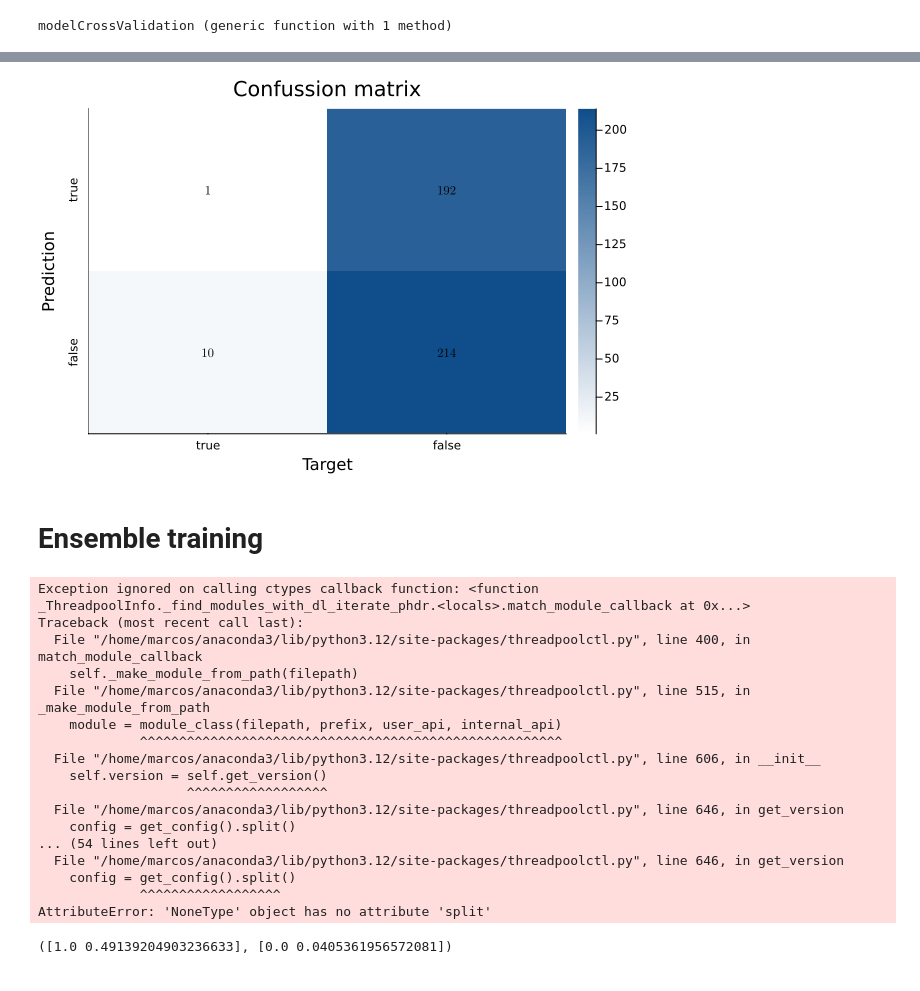
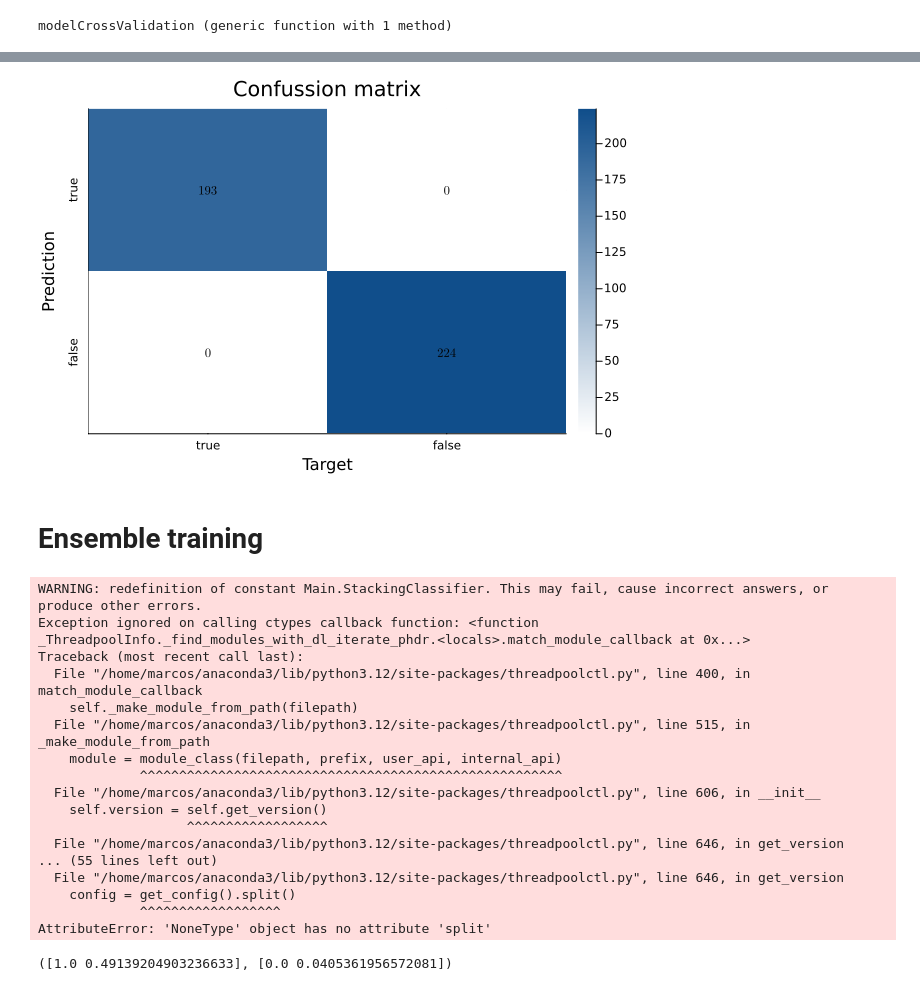
Before and after one commit to blasaraujo14/projectA_ML1, a Jupyter notebook: projectA.ipynb, the cells around one changed output, grey strips where cells are left out. Saved outputs shown, nothing was run; the diff lists cells and outputs as text; code cells hidden in the pictures.

```diff
--- a/projectA.ipynb
+++ b/projectA.ipynb
@@ -61,7 +61,7 @@ KNeighborsClassifier = sklearn.KNeighborsClassifier
 Random.seed!(10)
 
 
-function fitByType(modelType::Symbol, modelHyperparameters::Dict,
+function fitScikitModel(modelType::Symbol, modelHyperparameters::Dict,
                         (inputsTrain, targetsTrain)::Tuple{AbstractArray{<:Real,2}, AbstractArray{<:Any,1}})
 
     if modelType == :SVM
@@ -91,6 +91,7 @@ function fitAndConfusion(modelType::Symbol, modelHyperparameters::Dict,
                         classes::AbstractArray{<:Any,1})
 
     if modelType == :ANN
+
         targetsTrain = oneHotEncoding(targetsTrain, classes)
         targetsVal = oneHotEncoding(targetsVal, classes)
         targetsTest = oneHotEncoding(targetsTest, classes)
@@ -104,7 +105,7 @@ function fitAndConfusion(modelType::Symbol, modelHyperparameters::Dict,
 
         outputsTest = ann(inputsTest')';
     else
-        model = fitByType(modelType, modelHyperparameters, (inputsTrain, targetsTrain))
+        model = fitScikitModel(modelType, modelHyperparameters, (inputsTrain, targetsTrain))
         outputsTest = predict(model, inputsTest);
     end
 
@@ -131,34 +132,16 @@ function modelCrossValidation(modelType::Symbol,
     for testGroup=1:k
         metrics = []
 
-        # computing training, test and maybe validation sets
+        # computing training, test
         indicesTraining = findall(!=(testGroup), kFoldIndices)
         indicesTest = findall(==(testGroup), kFoldIndices)
 
         trainingDataset = inputs[indicesTraining,:], targets[indicesTraining]
         testDataset = inputs[indicesTest,:], targets[indicesTest]
-        # empty validation set
-        validationDataset = (Array{Float64}(undef, 0, 0), Array{Any}(undef, 0))
 
-        if modelType == :ANN
-
-            # split training into training and validation sets
-            validationRatio = modelHyperparameters["validationRatio"]
-            if validationRatio > 0.0
-                indicesT, indicesV = holdOut(size(trainingDataset[1], 1), validationRatio)
-                (inputsAux, targetsAux) = trainingDataset;
-                validationDataset = inputsAux[indicesV,:], targetsAux[indicesV]
-                trainingDataset = inputsAux[indicesT,:], targetsAux[indicesT]
-            end;
-        end
-
-        normParams = calculateMinMaxNormalizationParameters(trainingDataset[1])
-        normalizeMinMax!(trainingDataset[1], normParams)
-        normalizeMinMax!(testDataset[1], normParams)
-
-        if modelType == :ANN && size(validationDataset[1], 1) > 0
-            normalizeMinMax!(validationDataset[1], normParams)
-        end
+        # normalization and validation set computation if needed
+        valRatio = if modelType != :ANN 0. else modelHyperparameters["validationRatio"] end
+        trainingDataset, validationDataset, testDataset = prepareDataForFitting(trainingDataset, testDataset, valRatio)
 
         for _ = 1:repetitionsTraining
             (accur, _, _, _, _, _, fScore) = fitAndConfusion(modelType, modelHyperparameters,
@@ -304,34 +287,29 @@ Dict{String, Any}("maxEpochs" => 1000, "learningRate" => 0.01, "topology" => [12
 # %%
 using Plots;
 include("evaluation.jl") # for confusion matrix calculation and cross validation set partitioning
 
 # train best model with all paterns and build confusion matrix with all patterns
 train = (inputs, targets); test = train;
 
-# use empty validation or split in case of training ANN
-val = (Array{Float64}(undef, 0, 0), Array{Bool}(undef, 0))
-if modelType == :ANN
-    indicesT, indicesV = holdOut(size(train[1], 1), 0.1)
-    (inputsAux, targetsAux) = train;
-    val = inputsAux[indicesV,:], targetsAux[indicesV]
-    train = inputsAux[indicesT,:], targetsAux[indicesT]
-end
+# normalization and validation set computation if needed
+valRatio = if modelType != :ANN 0. else params["validationRatio"] end
+train, val, test = prepareDataForFitting(train, test, valRatio)
 
 classes = unique(targets)
 matAndMetrics = fitAndConfusion(modelType, params, train, val, test, classes)
 confMat = matAndMetrics[8]
 
 function displayConfMat(confMat, classes)
     (n,m) = size(confMat)
     heatmap(confMat, fc=cgrad([:white,:dodgerblue4]), xticks=(1:m,classes), yrot=90, yticks=(1:m,classes),
             title="Confussion matrix", xlabel="Target", ylabel="Prediction", yflip=true)
     # add number of coincidences in each cell
     annotate!([(j, i, text(round(confMat[i,j]), 8,"Computer Modern",:black)) for i in 1:n for j in 1:m])
 end
 
 displayConfMat(confMat, classes)
 # %% [output]
-[figure, old version]
+[figure, new version]
 # %% [markdown]
 # Ensemble training
 # %%
@@ -353,13 +331,11 @@ function trainClassEnsemble(estimators::AbstractArray{Symbol,1},
         indicesTest = findall(==(testGroup), kFoldIndices)
         trainingDataset = inputs[indicesTraining,:], targets[indicesTraining]
         testDataset = inputs[indicesTest,:], targets[indicesTest]
-        trainInputs, trainTargets = trainingDataset[1], trainingDataset[2]
-        testInputs, testTargets = testDataset[1], testDataset[2]
+        trainInputs, trainTargets = trainingDataset
+        testInputs, testTargets = testDataset
 
         # normalization is applied
-        normParams = calculateMinMaxNormalizationParameters(trainInputs)
-        normalizeMinMax!(trainInputs, normParams)
-        normalizeMinMax!(testInputs, normParams)
+        trainingDataset, _, testDataset = prepareDataForFitting(trainingDataset, testDataset)
 
         # each individual model is fitted
         modelsEnsemble = []
@@ -367,7 +343,7 @@ function trainClassEnsemble(estimators::AbstractArray{Symbol,1},
             modelType = estimators[i]
             modelHyperparameters = modelsHyperParameters[i]
 
-            model = fitByType(modelType, modelHyperparameters, trainingDataset);
+            model = fitScikitModel(modelType, modelHyperparameters, trainingDataset);
 
             push!(modelsEnsemble, (string(modelType)*string(i), model))
         end;
@@ -399,6 +375,7 @@ params = Vector{Dict}([KNNparams, DTreeParams, SVMparams])
 
 trainClassEnsemble(modelsEnsemble, params, (inputs, reshape(targets, length(targets), 1)), crossvalidation(targets, 5))
 # %% [output]
+WARNING: redefinition of constant Main.StackingClassifier. This may fail, cause incorrect answers, or produce other errors.
 Exception ignored on calling ctypes callback function: <function _ThreadpoolInfo._find_modules_with_dl_iterate_phdr.<locals>.match_module_callback at 0x...>
 Traceback (most recent call last):
   File "/home/marcos/anaconda3/lib/python3.12/site-packages/threadpoolctl.py", line 400, in match_module_callback
@@ -410,8 +387,7 @@ Traceback (most recent call last):
     self.version = self.get_version()
                    ^^^^^^^^^^^^^^^^^^
   File "/home/marcos/anaconda3/lib/python3.12/site-packages/threadpoolctl.py", line 646, in get_version
-    config = get_config().split()
-... (54 lines left out)
+... (55 lines left out)
   File "/home/marcos/anaconda3/lib/python3.12/site-packages/threadpoolctl.py", line 646, in get_version
     config = get_config().split()
              ^^^^^^^^^^^^^^^^^^
```
Also changed, not shown: parts of 1 cell of this notebook, 1 other file.
